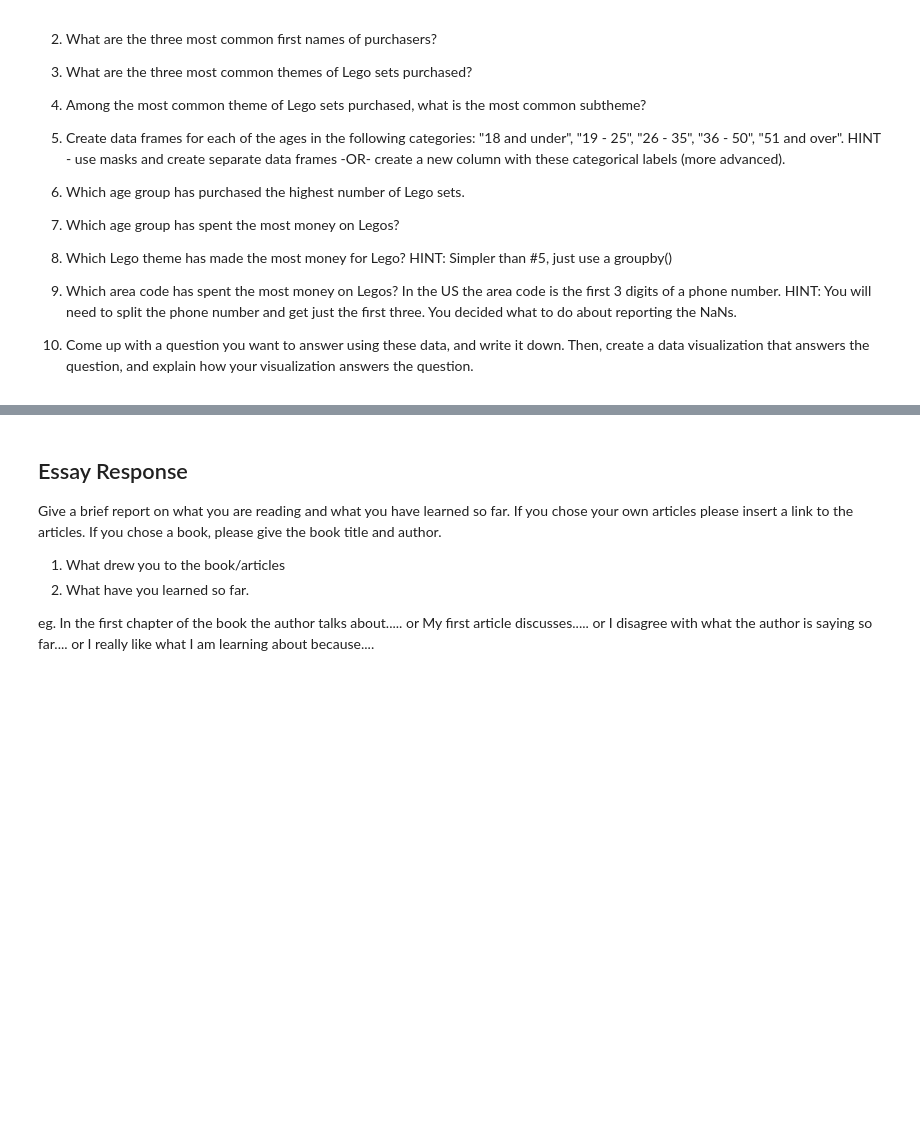
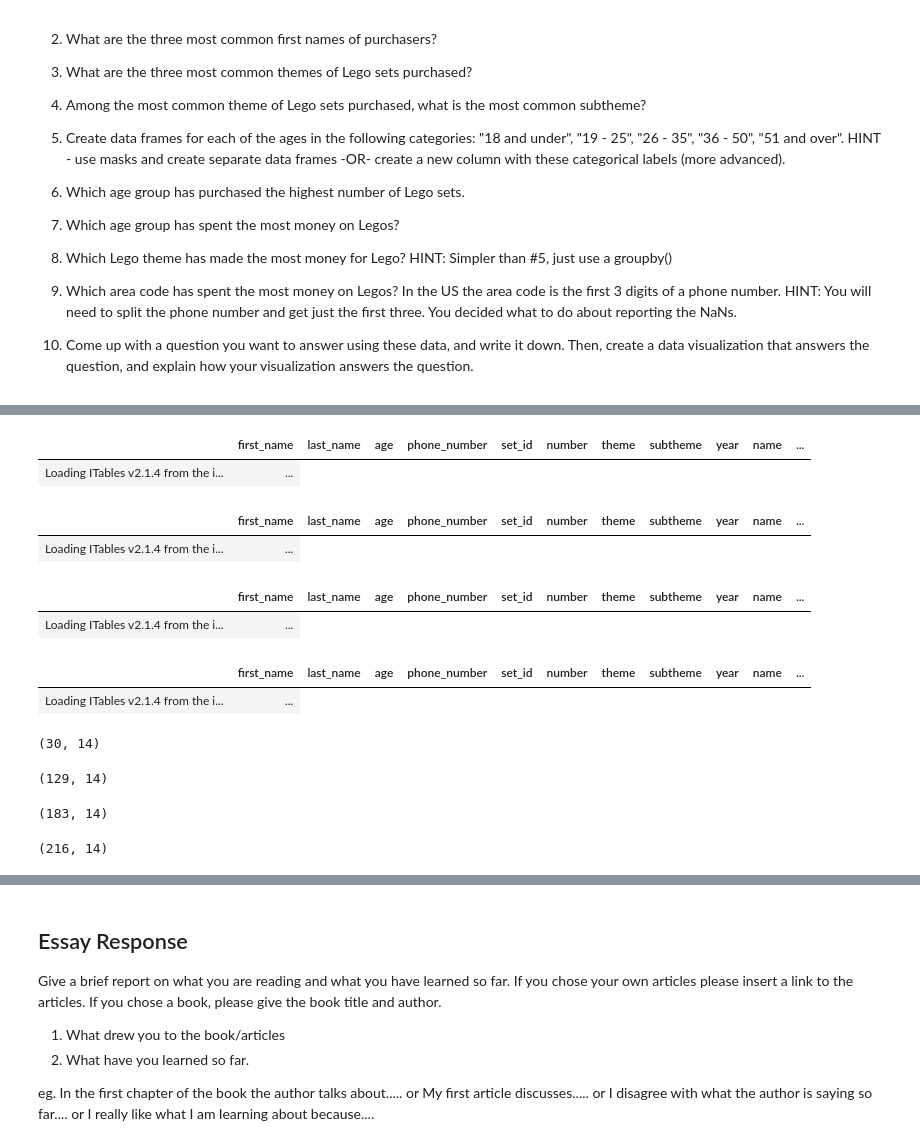
Before and after one commit to sophiamagcale/Day11, a Jupyter notebook: Day11-HW.ipynb, the cells around one changed output, grey strips where cells are left out. Cells and saved outputs as stored; diff of their text form; code cells hidden in the pictures; blank space fills up the shorter version.

```diff
--- a/Day11-HW.ipynb
+++ b/Day11-HW.ipynb
@@ -272,0 +419,44 @@ DF
+# %%
+mask19_25 = (DF['age']>= 19) & (DF['age']<= 25)
+DF19_25 = DF[mask19_25]
+show(DF19_25)
+# %% [output]
+|  | first_name | last_name | age | phone_number | set_id | number | theme | subtheme | year | name | ... |
+| Loading ITables v2.1.4 from the i... | ... |
+# %%
+mask26_35 = (DF['age']>= 26) & (DF['age']<= 35)
+DF26_35 = DF[mask26_35]
+show(DF26_35)
+# %% [output]
+|  | first_name | last_name | age | phone_number | set_id | number | theme | subtheme | year | name | ... |
+| Loading ITables v2.1.4 from the i... | ... |
+# %%
+mask36_50 = (DF['age']>= 36) & (DF['age']<= 50)
+DF36_50 = DF[mask36_50]
+show(DF36_50)
+# %% [output]
+|  | first_name | last_name | age | phone_number | set_id | number | theme | subtheme | year | name | ... |
+| Loading ITables v2.1.4 from the i... | ... |
+# %%
+mask51 = (DF['age']>= 51)
+DF51 = DF[mask51]
+show(DF51)
+# %% [output]
+|  | first_name | last_name | age | phone_number | set_id | number | theme | subtheme | year | name | ... |
+| Loading ITables v2.1.4 from the i... | ... |
+# %%
+DFunder18.shape
+# %% [output]
+(30, 14)
+# %%
+DF19_25.shape
+# %% [output]
+(129, 14)
+# %%
+DF26_35.shape
+# %% [output]
+(183, 14)
+# %%
+DF36_50.shape
+# %% [output]
+(216, 14)
```
Also changed, not shown: parts of 43 cells of this notebook.
